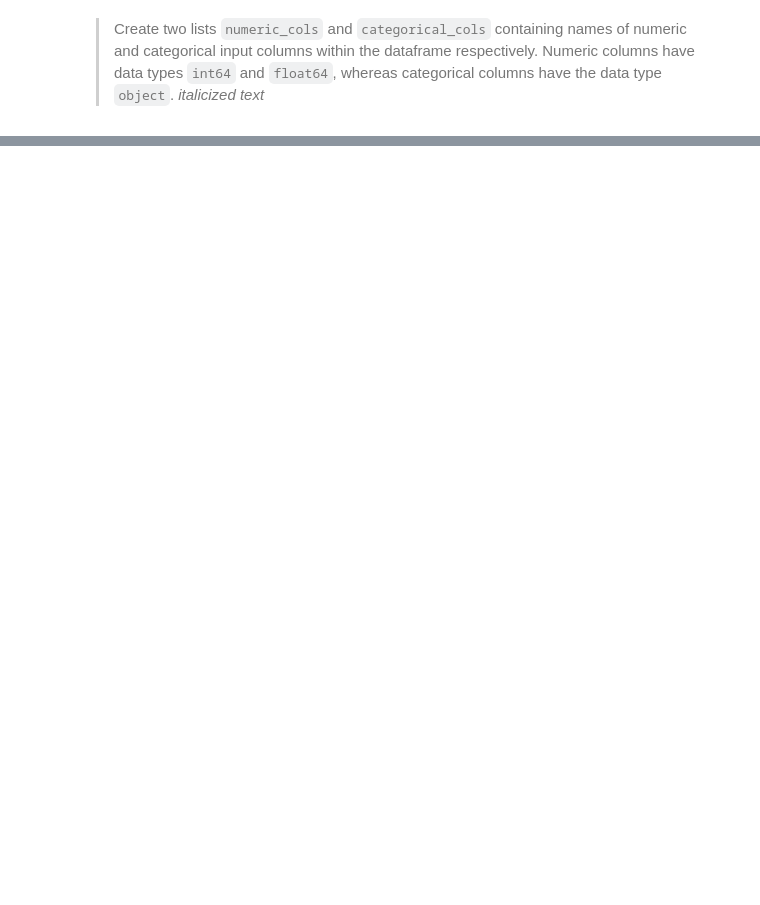
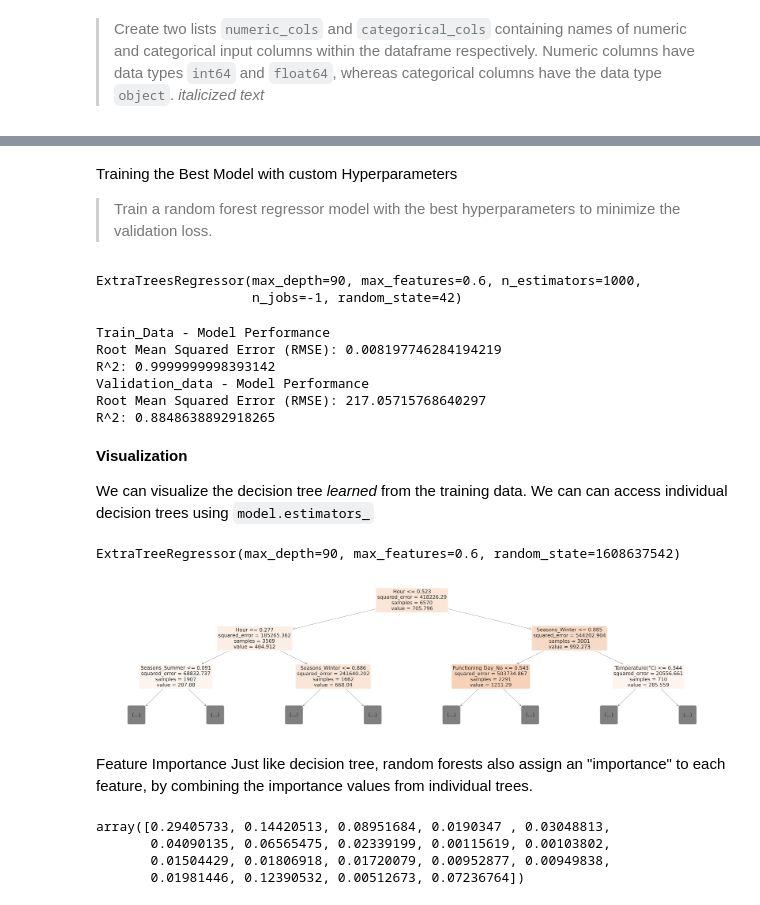
Before and after one commit to Sarthak016/Bike_Sharing_Demand_Predcition_DD, a Jupyter notebook: Bike_Sharing_Demand_Prediction_Capstone_Project.ipynb, the cells around one changed output, grey strips where cells are left out. Saved outputs shown, nothing was run; the diff lists cells and outputs as text; code cells hidden in the pictures; blank space fills up the shorter version.

```diff
--- a/Bike_Sharing_Demand_Prediction_Capstone_Project.ipynb
+++ b/Bike_Sharing_Demand_Prediction_Capstone_Project.ipynb
@@ -349,0 +831,2 @@ targets
+# %%
+evaluate_train(best_random, train_inputs, train_targets)
@@ -349,0 +837,4 @@ targets
+# %%
+base_model = ExtraTreesRegressor(n_jobs=-1, random_state=42)
+base_model.fit(train_inputs, train_targets)
+base_accuracy = evaluate_train(base_model, val_inputs, val_targets)
@@ -349,0 +849,54 @@ targets
+# %% [markdown]
+Training the Best Model with custom Hyperparameters
+
+>  Train a random forest regressor model with the best hyperparameters to minimize the validation loss.
+# %%
+# Create the model with custom hyperparameters
+model = ExtraTreesRegressor(random_state=42, n_jobs=-1,max_depth=90,
+                                    max_features=0.6,n_estimators=1000,min_samples_leaf=1,min_samples_split=2)
+# Fit the model
+model.fit(train_inputs,train_targets)
+# %% [output]
+ExtraTreesRegressor(max_depth=90, max_features=0.6, n_estimators=1000,
+                    n_jobs=-1, random_state=42)
+# %%
+# Training set
+evaluate_train(model, train_inputs,train_targets)
+
+# Validation set
+evaluate_val(model, val_inputs,val_targets)
+# %% [output]
+Train_Data - Model Performance
+Root Mean Squared Error (RMSE): 0.008197746284194219
+R^2: 0.9999999998393142
+Validation_data - Model Performance
+Root Mean Squared Error (RMSE): 217.05715768640297
+R^2: 0.8848638892918265
+# %% [markdown]
+**Visualization**
+
+We can visualize the decision tree _learned_ from the training data.
+We can can access individual decision trees using `model.estimators_`
+# %%
+model.estimators_[0]
+# %% [output]
+ExtraTreeRegressor(max_depth=90, max_features=0.6, random_state=1608637542)
+# %%
+# Import plot_tree from sklearn library
+from sklearn.tree import plot_tree
+
+plt.figure(figsize=(80,20))
+plot_tree(model.estimators_[0], max_depth=2, feature_names=train_inputs.columns, filled=True, rounded=True, );
+# %% [output]
+[figure, added]
+# %% [markdown]
+Feature Importance
+Just like decision tree, random forests also assign an "importance" to each feature, by combining the importance values from individual trees.
+# %%
+# Important features or coefficient of the model
+model.feature_importances_
+# %% [output]
+array([0.29405733, 0.14420513, 0.08951684, 0.0190347 , 0.03048813,
+       0.04090135, 0.06565475, 0.02339199, 0.00115619, 0.00103802,
+       0.01504429, 0.01806918, 0.01720079, 0.00952877, 0.00949838,
+       0.01981446, 0.12390532, 0.00512673, 0.07236764])
```
Also changed, not shown: parts of 68 cells of this notebook.
